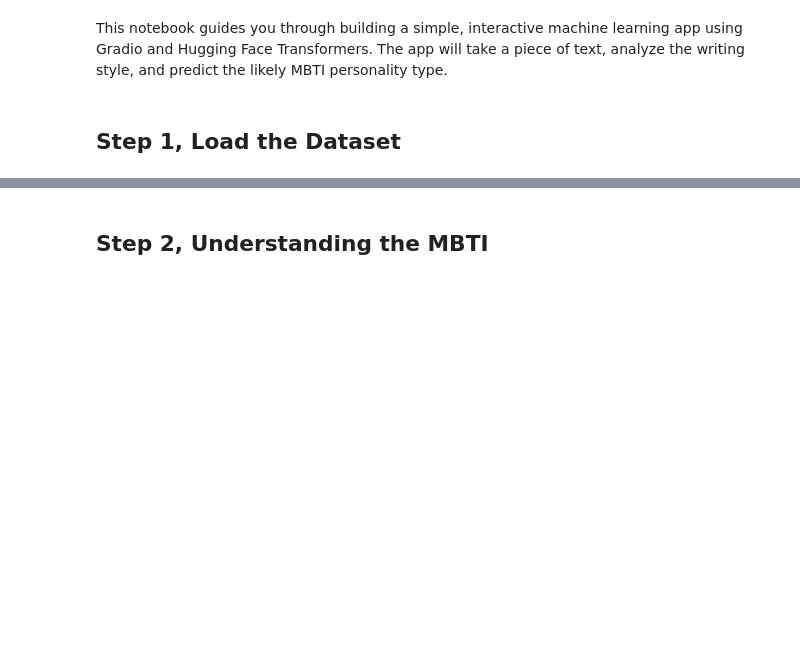
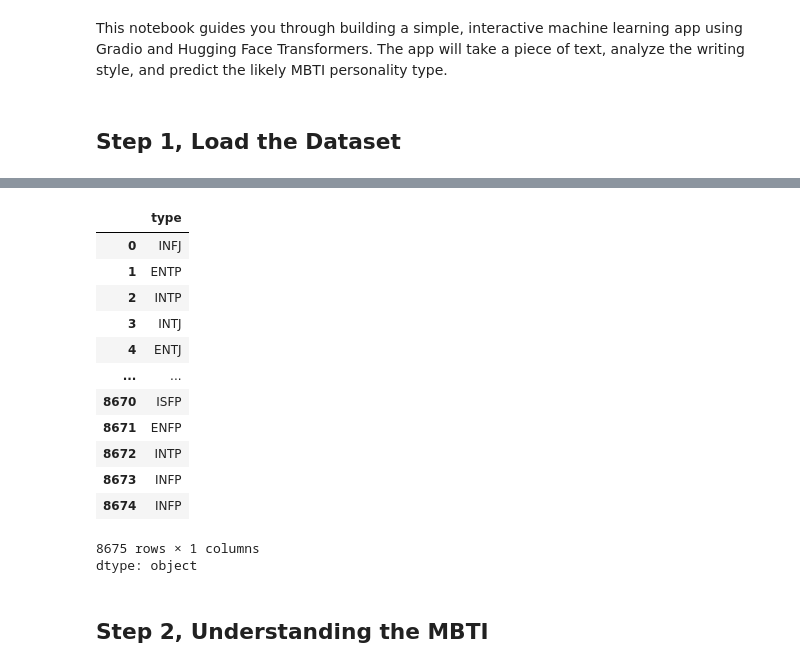
Before and after one commit to ChantelleAA/ChantelleAA.github.io, a Jupyter notebook: _posts/notebooks/gradio2/mbti_gradio_app.ipynb, the cells around one changed output, grey strips where cells are left out. Drawn from its saved outputs; the diff is of its cells as text; code cells hidden in the pictures; blank space fills up the shorter version.

```diff
--- a/_posts/notebooks/gradio2/mbti_gradio_app.ipynb
+++ b/_posts/notebooks/gradio2/mbti_gradio_app.ipynb
@@ -10,9 +27,8 @@ The app will take a piece of text, analyze the writing style, and predict the li
 
 import pandas as pd
 
-file_id = "1I4g7CvmYDHSn48SE7EXdLkiYqX-4gBse"
-url = f"https://drive.google.com/uc?export=download&id={file_id}"
+filename = 'mbti_1 (1).csv'
 
-df = pd.read_csv(url)
-# df['posts'] = df['posts'].apply(lambda x: x.replace('|||', ' '))
-# df['type'].unique()
+df = pd.read_csv(filename)
+df['posts'] = df['posts'].apply(lambda x: x.replace('|||', ' '))
+df['type'].unique()
@@ -25,3 +50,20 @@ df[['type', 'posts']].head()
+# %%
+df['type']
+# %% [output]
+|  | type |
+| 0 | INFJ |
+| 1 | ENTP |
+| 2 | INTP |
+| 3 | INTJ |
+| 4 | ENTJ |
+| ... | ... |
+| 8670 | ISFP |
+| 8671 | ENFP |
+| 8672 | INTP |
+| 8673 | INFP |
+| 8674 | INFP |
+8675 rows × 1 columns
+dtype: object
 # %% [markdown]
 ## Step 2, Understanding the MBTI
 # %% [markdown]
```
Also changed, not shown: parts of 8 cells of this notebook.
